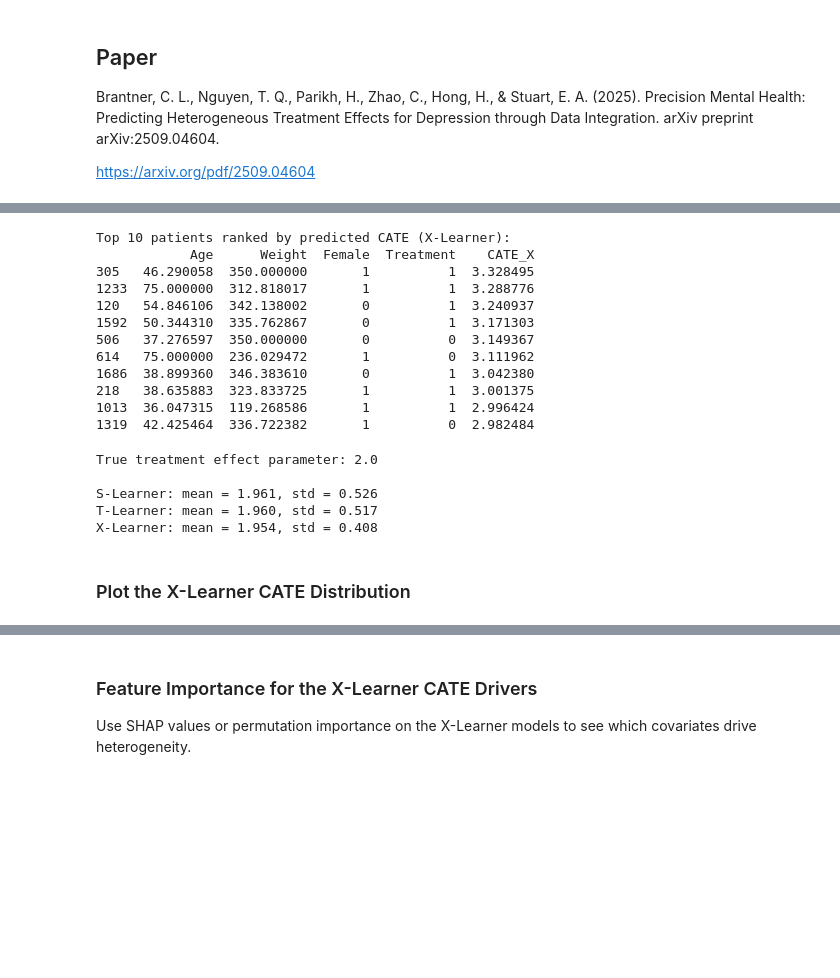
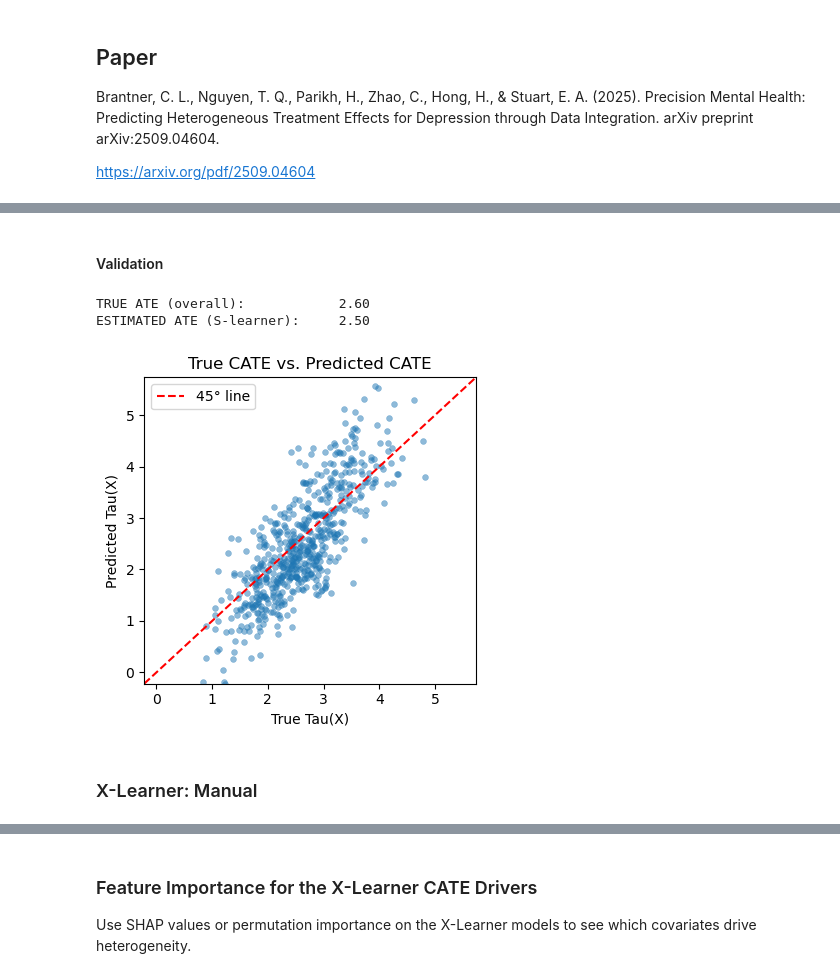
Before and after one commit to dataman-git/causal_inference, a Jupyter notebook: Ch09_EconML_MetaLearner.ipynb, the cells around one changed output, grey strips where cells are left out. Cells and saved outputs as stored; diff of their text form; code cells hidden in the pictures; blank space fills up the shorter version.

```diff
--- a/Ch09_EconML_MetaLearner.ipynb
+++ b/Ch09_EconML_MetaLearner.ipynb
@@ -127,52 +220,27 @@ CATE_T = pred_T_treated - pred_T_control
+# %%
+base_model = RandomForestRegressor(n_estimators=100, random_state=42)
+t_learner = TLearner(models=base_model)
+t_learner.fit(Y=y_train, T=T_train, X=X_train)
+CATE_T = t_learner.effect(X_test)
+# %% [markdown]
+#### Validation
+# %%
+print(f"TRUE ATE (overall):        {test['Tau'].mean():8.2f}")
+print(f"ESTIMATED ATE (S-learner): {np.mean(CATE_T):8.2f}")
+scatter_plot(true_tau = test['Tau'], pred_tau = CATE_T)
+# %% [output]
+TRUE ATE (overall):            2.60
+ESTIMATED ATE (S-learner):     2.50
+[figure, added]
+# %% [markdown]
+### X-Learner: Manual
 # %%
-# -------------------------------
-# X-Learner: Use T-Learner predictions to compute imputed treatment effects
-# -------------------------------
-D1 = y_train[X_train['Treatment']==1] - model_control.predict(X_train[X_train['Treatment']==1].drop(columns=['Treatment']))
-D0 = model_treated.predict(X_train[X_train['Treatment']==0].drop(columns=['Treatment'])) - y_train[X_train['Treatment']==0]
+# X-Learner
+D1 = y_train_treated - model_control.predict(X_train_treated)
+D0 = model_treated.predict(X_train_untreated) - y_train_untreated
 
 model_D1 = RandomForestRegressor(n_estimators=100, random_state=42)
 model_D0 = RandomForestRegressor(n_estimators=100, random_state=42)
-model_D1.fit(X_train[X_train['Treatment']==1].drop(columns=['Treatment']), D1)
-model_D0.fit(X_train[X_train['Treatment']==0].drop(columns=['Treatment']), D0)
-
-CATE_X = 0.5*(model_D1.predict(X_test.drop(columns=['Treatment']))) + 0.5*(model_D0.predict(X_test.drop(columns=['Treatment'])))
-
-# Rank by X-Learner predicted CATE
-test = test.copy()
-test['CATE_X'] = CATE_X
-ranked = test.sort_values(by='CATE_X', ascending=False).head(10)
-print("Top 10 patients ranked by predicted CATE (X-Learner):")
-print(ranked[['Age','Weight','Female','Treatment','CATE_X']])
+model_D1.fit(X_train_treated, D1)
+model_D0.fit(X_train_untreated, D0)
+CATE_X = 0.5*model_D1.predict(X_test) + 0.5*model_D0.predict(X_test)
-# %% [output]
-Top 10 patients ranked by predicted CATE (X-Learner):
-            Age      Weight  Female  Treatment    CATE_X
-305   46.290058  350.000000       1          1  3.328495
-1233  75.000000  312.818017       1          1  3.288776
-120   54.846106  342.138002       0          1  3.240937
-1592  50.344310  335.762867       0          1  3.171303
-506   37.276597  350.000000       0          0  3.149367
-614   75.000000  236.029472       1          0  3.111962
-1686  38.899360  346.383610       0          1  3.042380
-218   38.635883  323.833725       1          1  3.001375
-1013  36.047315  119.268586       1          1  2.996424
-1319  42.425464  336.722382       1          0  2.982484
-# %%
-true_effect_coef = 2.0
-# Compute mean and standard deviation for each learner's CATE estimates
-mean_S, std_S = np.mean(CATE_S), np.std(CATE_S)
-mean_T, std_T = np.mean(CATE_T), np.std(CATE_T)
-mean_X, std_X = np.mean(CATE_X), np.std(CATE_X)
-
-print("True treatment effect parameter:", true_effect_coef)
-print("\nS-Learner: mean = {:.3f}, std = {:.3f}".format(mean_S, std_S))
-print("T-Learner: mean = {:.3f}, std = {:.3f}".format(mean_T, std_T))
-print("X-Learner: mean = {:.3f}, std = {:.3f}".format(mean_X, std_X))
-# %% [output]
-True treatment effect parameter: 2.0
-
-S-Learner: mean = 1.961, std = 0.526
-T-Learner: mean = 1.960, std = 0.517
-X-Learner: mean = 1.954, std = 0.408
-# %% [markdown]
-### Plot the X-Learner CATE Distribution
```
Also changed, not shown: parts of 31 cells of this notebook.
